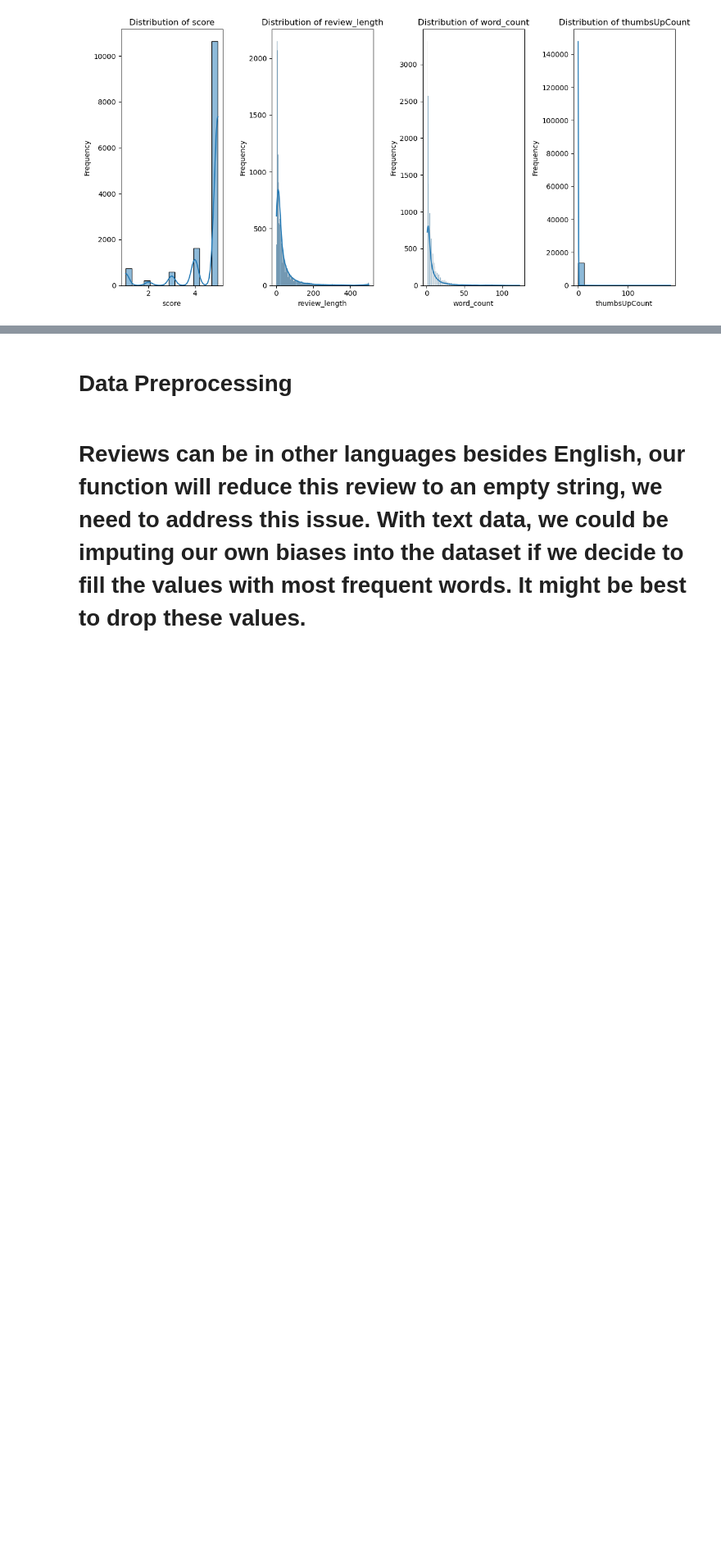
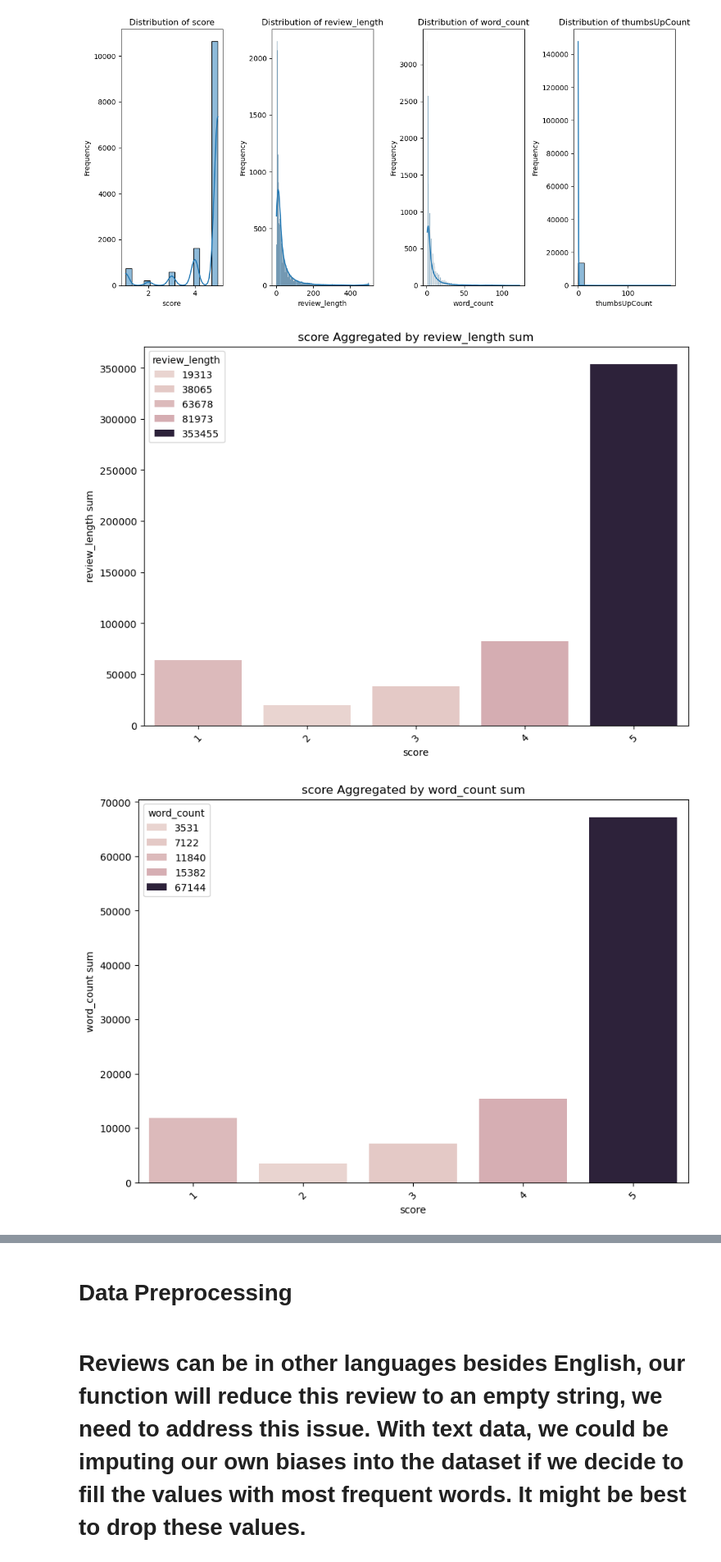
Before and after one commit to MaukanMir/Chat-GPT-Reviews-Sentiment-Analysis, a Jupyter notebook: training.ipynb, the cells around one changed output, grey strips where cells are left out. Shown at 82% size. Cells and saved outputs as stored; diff of their text form; code cells hidden in the pictures; blank space fills up the shorter version.

```diff
--- a/training.ipynb
+++ b/training.ipynb
@@ -39,6 +39,19 @@ def remove_stop_words(content):
   filtered_tokens = re.sub(r"[^a-zA-z\s]", "", word_tokens).split()
   filtered_sentence = [w.lower().strip() for w in filtered_tokens if not w.lower().strip() in ENGLISH_STOP_WORDS]
   return " ".join(filtered_sentence).strip()
+
+def grouped_insights(df,cols, x, metric_name):
+
+  for col in cols:
+    grouped_df = df.groupby(x)[col].sum().reset_index() if metric_name == "sum" else df.groupby(x)[col].mean().reset_index()
+
+    plt.figure(figsize=(10, 7))
+    sns.barplot(data=grouped_df, x=x, y=col, hue=col)
+    plt.title(f"{x} Aggregated by {col} {metric_name}")
+    plt.xlabel(x)
+    plt.ylabel(f"{col} {metric_name}")
+    plt.xticks(rotation=45)
+    plt.show()
 # %% [markdown]
 # EDA Analysis
 # %%
@@ -154,3 +167,10 @@ plt.tight_layout()
 plt.show()
 # %% [output]
 [figure]
+# %%
+columns_to_test = ["review_length", "word_count", "thumbsUpCount"]
+
+grouped_insights(df, columns_to_test, "score", "sum")
+# %% [output]
+[figure, added]
+[figure, added]
```
Also changed, not shown: parts of 2 cells of this notebook.
